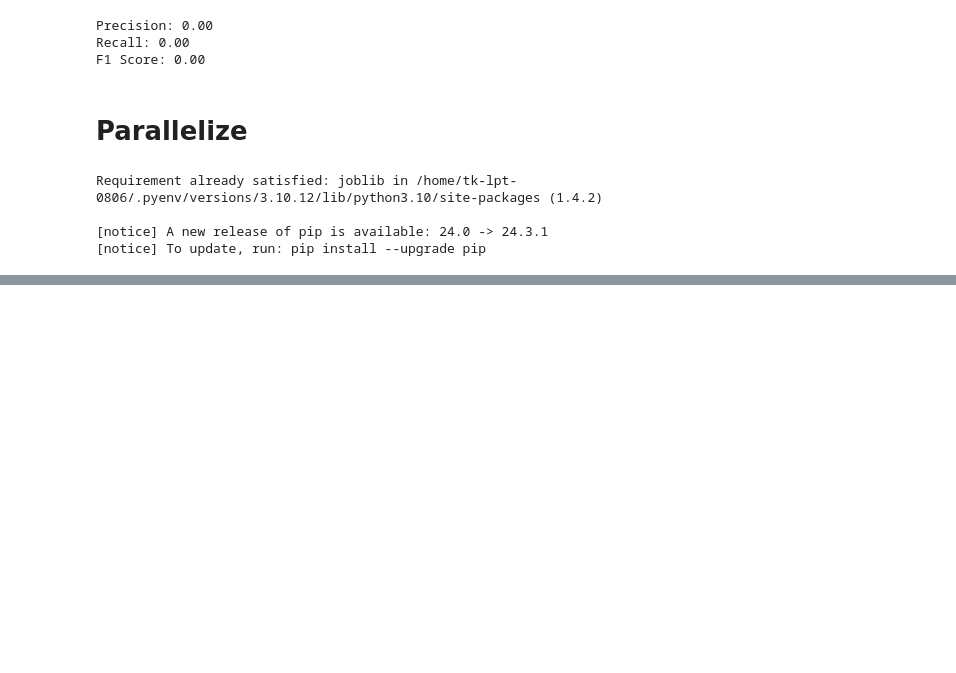
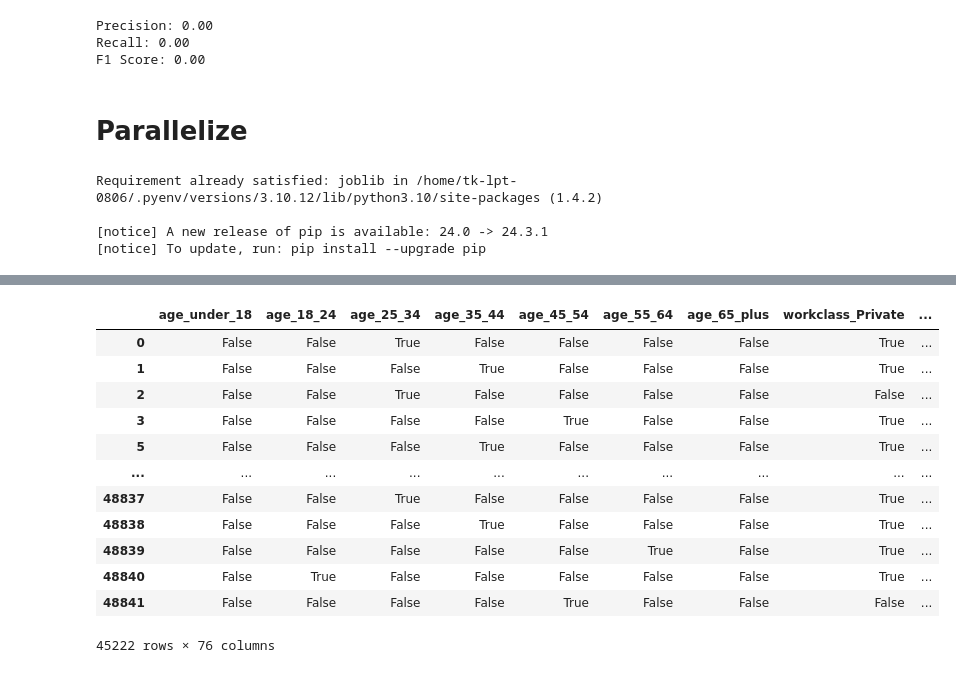
Before and after one commit to AsadKhalil/NeuralFCA, a Jupyter notebook: OSDA_Project.ipynb, the cells around one changed output, grey strips where cells are left out. Saved outputs shown, nothing was run; the diff lists cells and outputs as text; code cells hidden in the pictures; blank space fills up the shorter version.

```diff
--- a/OSDA_Project.ipynb
+++ b/OSDA_Project.ipynb
@@ -1020,3 +1129,19 @@ print(f"Best Concepts: {best_concepts}")
 print(f"Test F1 Scores: {test_f1_scores}")
 print(f"Predictions: {y_preds_all}")
 print(f"Prediction Probabilities: {y_probs_all}")
+# %%
+X_binarized
+# %% [output]
+|  | age_under_18 | age_18_24 | age_25_34 | age_35_44 | age_45_54 | age_55_64 | age_65_plus | workclass_Private | ... |
+| 0 | False | False | True | False | False | False | False | True | ... |
+| 1 | False | False | False | True | False | False | False | True | ... |
+| 2 | False | False | True | False | False | False | False | False | ... |
+| 3 | False | False | False | False | True | False | False | True | ... |
+| 5 | False | False | False | True | False | False | False | True | ... |
+| ... | ... | ... | ... | ... | ... | ... | ... | ... | ... |
+| 48837 | False | False | True | False | False | False | False | True | ... |
+| 48838 | False | False | False | True | False | False | False | True | ... |
+| 48839 | False | False | False | False | False | True | False | True | ... |
+| 48840 | False | True | False | False | False | False | False | True | ... |
+| 48841 | False | False | False | False | True | False | False | False | ... |
+45222 rows × 76 columns
```
Also changed, not shown: parts of 22 cells of this notebook, 2 other files.
